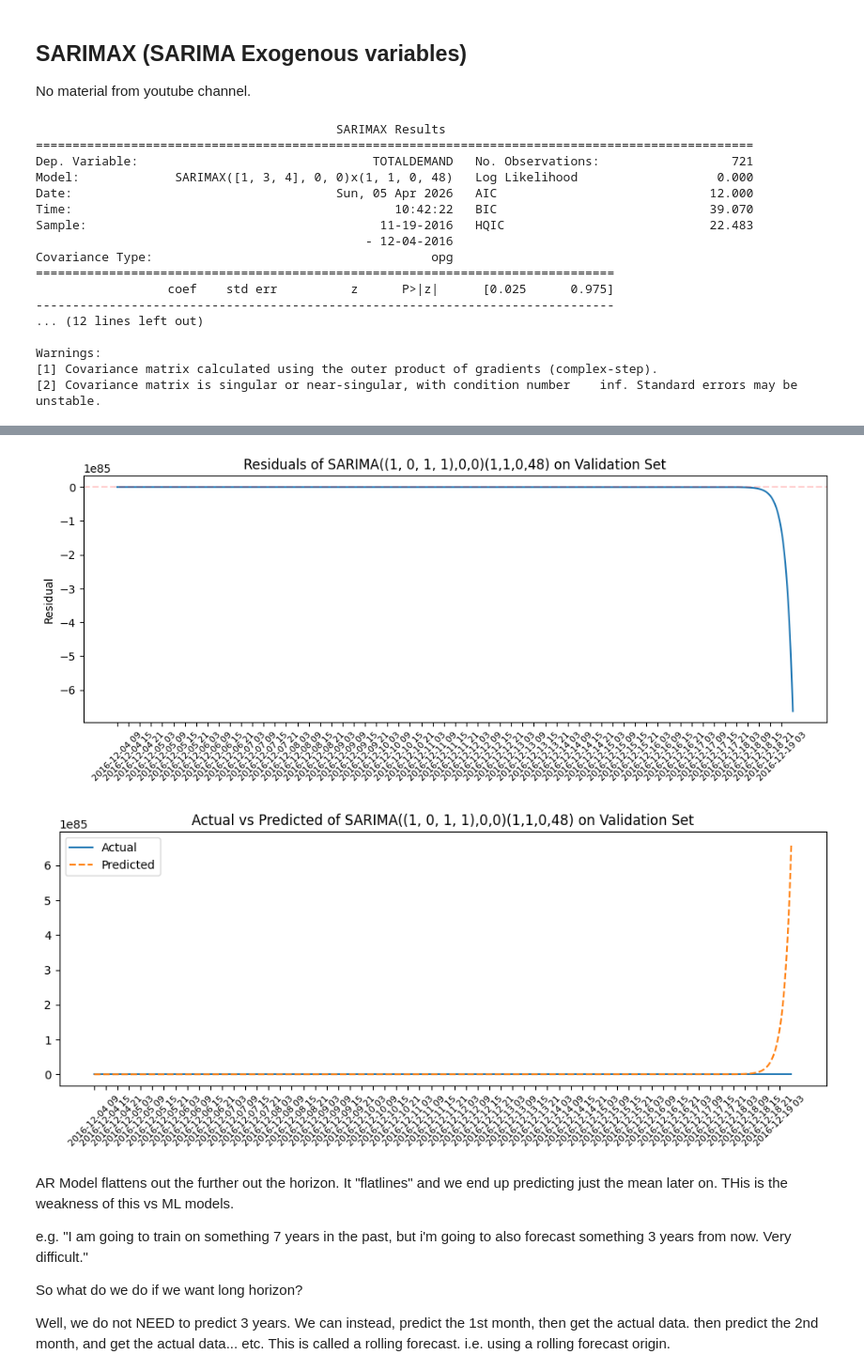
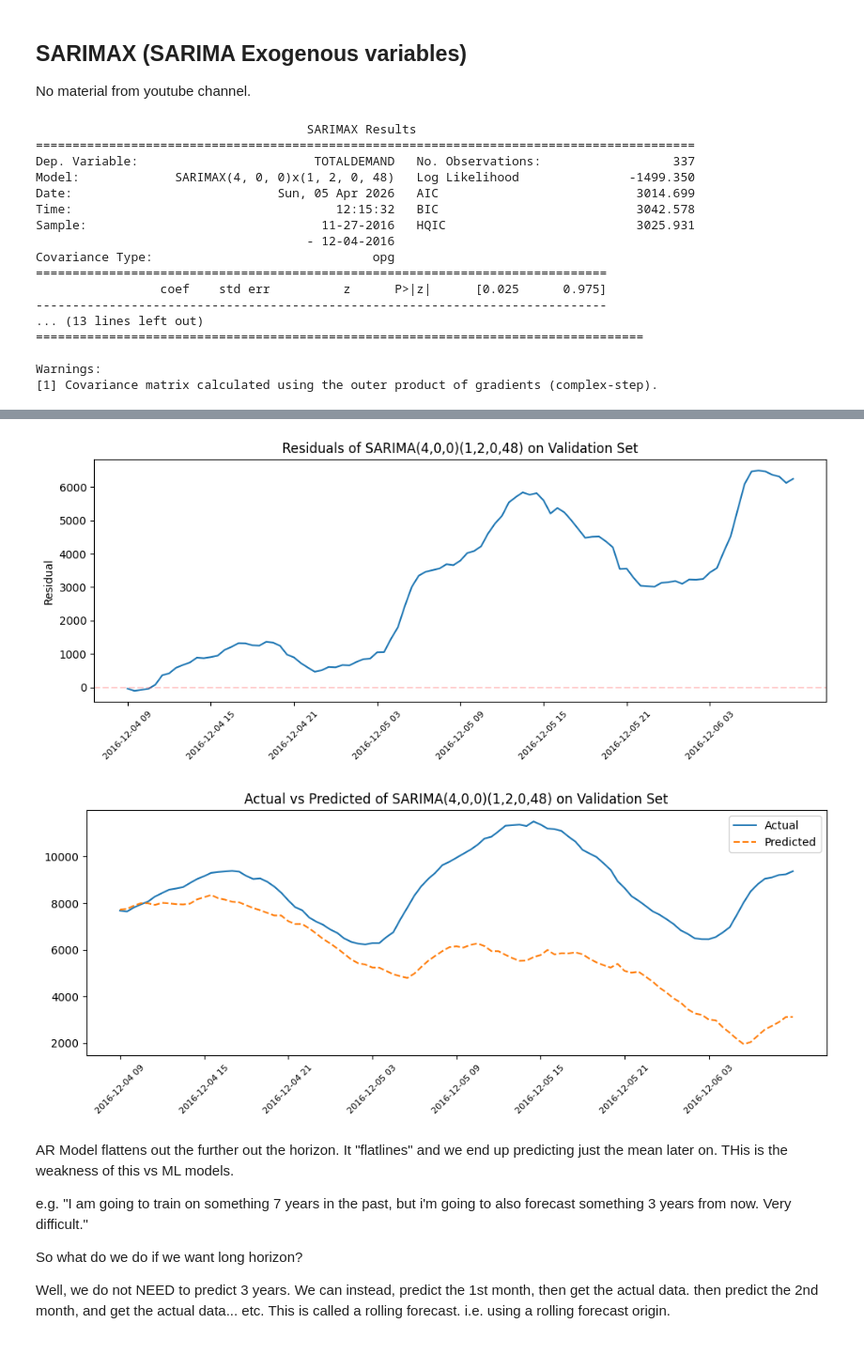
Before and after one commit to laukamkit/capstone_project_GroupA, a Jupyter notebook: src/01_Kelvin_Test_Sarimax.ipynb, the cells around one changed output, grey strips where cells are left out. Shown at 94% size. Drawn from its saved outputs; the diff is of its cells as text; code cells hidden in the pictures.

```diff
--- a/src/01_Kelvin_Test_Sarimax.ipynb
+++ b/src/01_Kelvin_Test_Sarimax.ipynb
@@ -395,46 +395,47 @@ No material from youtube channel.
 train['TEMP_SQUARED'] = train['TEMPERATURE'] ** 2
 validation['TEMP_SQUARED'] = validation['TEMPERATURE'] ** 2
 # %%
-p = (1,0,1,1)
+p = 4
 d = 0
 q = 0
 p_s = 1
-d_s = 1
+d_s = 2
 q_s = 0
 period = 48
 
-lookback_window = 720
+lookback_window = 336
 
 subset_train = train[train.index.max() - pd.Timedelta(hours=lookback_window/2):]
-exog_feature = ['TEMPERATURE']
+exog_feature = []#['TEMPERATURE']
 model_sarimax = SARIMAX(
     subset_train['TOTALDEMAND'],
-    exog=subset_train[exog_feature],
+    exog=subset_train[exog_feature] if exog_feature else None,
+    trend='ct',
     order=(p,d,q),
     seasonal_order=(p_s,d_s,q_s,period))
 model_fit_sarimax = model_sarimax.fit()
 
 print(model_fit_sarimax.summary())
 # %% [output]
-                                         SARIMAX Results
-==================================================================================================
-Dep. Variable:                                TOTALDEMAND   No. Observations:                  721
-Model:             SARIMAX([1, 3, 4], 0, 0)x(1, 1, 0, 48)   Log Likelihood                   0.000
-Date:                                    Sun, 05 Apr 2026   AIC                             12.000
-Time:                                            10:42:22   BIC                             39.070
-Sample:                                        11-19-2016   HQIC                            22.483
-                                             - 12-04-2016
-Covariance Type:                                      opg
-===============================================================================
-                  coef    std err          z      P>|z|      [0.025      0.975]
--------------------------------------------------------------------------------
-... (12 lines left out)
+                                     SARIMAX Results
+==========================================================================================
+Dep. Variable:                        TOTALDEMAND   No. Observations:                  337
+Model:             SARIMAX(4, 0, 0)x(1, 2, 0, 48)   Log Likelihood               -1499.350
+Date:                            Sun, 05 Apr 2026   AIC                           3014.699
+Time:                                    12:15:32   BIC                           3042.578
+Sample:                                11-27-2016   HQIC                          3025.931
+                                     - 12-04-2016
+Covariance Type:                              opg
+==============================================================================
+                 coef    std err          z      P>|z|      [0.025      0.975]
+------------------------------------------------------------------------------
+... (13 lines left out)
+===================================================================================
 
 Warnings:
 [1] Covariance matrix calculated using the outer product of gradients (complex-step).
-[2] Covariance matrix is singular or near-singular, with condition number    inf. Standard errors may be unstable.
 # %%
-horizon = 720
+horizon = 96
 
 validation_target = validation['TOTALDEMAND'].iloc[:horizon+1]
 print(validation_target.index.min(), validation_target.index.max())
@@ -473,5 +474,5 @@ plt.show()
-[figure, old version]
+[figure, new version]
-[figure, old version]
+[figure, new version]
 # %% [markdown]
 AR Model flattens out the further out the horizon. It "flatlines" and we end up predicting just the mean later on. THis is the weakness of this vs ML models.
 
```
Also changed, not shown: parts of 1 cell of this notebook, 1 other file.
